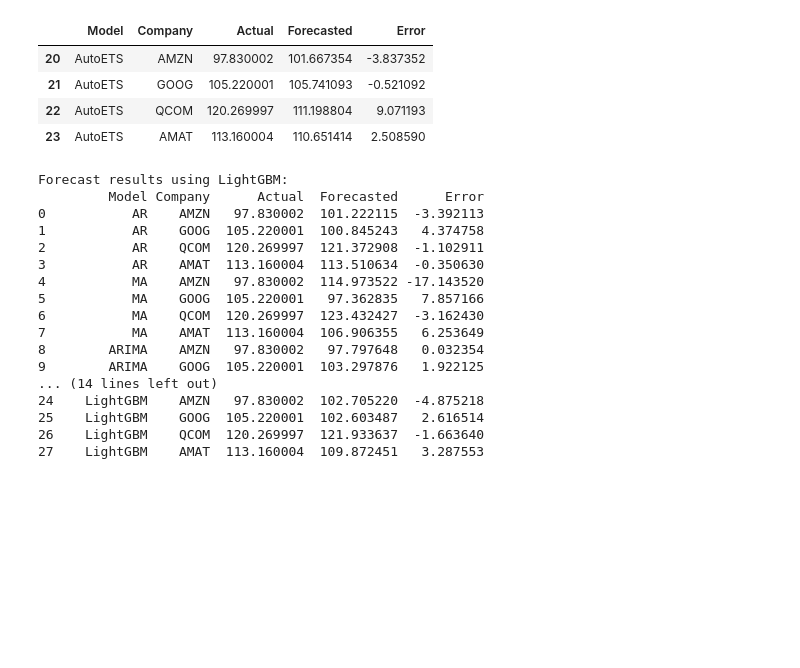
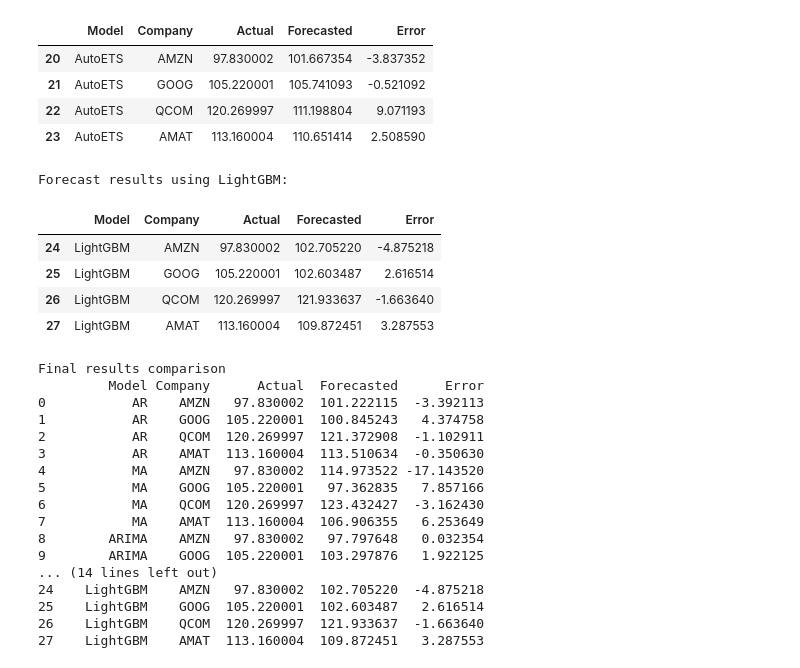
Before and after one commit to venkatasubramani/Stock-market-data-analysis-using-python, a Jupyter notebook: stock-market-data-analysis.ipynb, the cells around one changed output. Drawn from its saved outputs; the diff is of its cells as text; code cells hidden in the pictures; blank space fills up the shorter version.

```diff
--- a/stock-market-data-analysis.ipynb
+++ b/stock-market-data-analysis.ipynb
@@ -1003,47 +999,57 @@ def train_lightgbm_forecast(series, lags, forecast_horizon=1):
     reg_model.fit(series)
 
     # Perform prediction
     forecast = reg_model.predict(n=forecast_horizon)
 
     return reg_model, forecast
 
 # Example usage with a time series data
 models = {}
 forecasts = {}
 
 # Assuming '_12_weekly_averages' is a DataFrame with time series data in each column
 for column in _12_weekly_averages.columns:
     series = TimeSeries.from_series(_12_weekly_averages[column])
     model, forecast = train_lightgbm_forecast(series, lags=12)  # Assuming using past 12 periods as features
     models[column] = model
     forecasts[column] = forecast
 
     # Storing results
     actual = _12_weekly_averages[column][-1]  # last known value
     predicted = forecast.values()[-1][0]  # last predicted value
     df = pd.DataFrame([['LightGBM', column, actual, predicted, actual - predicted]], columns=['Model', 'Company', 'Actual', 'Forecasted', 'Error'])
     df_results = pd.concat([df_results, df])
 
 df_results = df_results.reset_index(drop=True)
 
 # Display results
 print('Forecast results using LightGBM:')
-print(df_results)
+df_results[df_results['Model']=='LightGBM'].head()
 # %% [output]
 Forecast results using LightGBM:
-         Model Company      Actual  Forecasted      Error
-0           AR    AMZN   97.830002  101.222115  -3.392113
-1           AR    GOOG  105.220001  100.845243   4.374758
-2           AR    QCOM  120.269997  121.372908  -1.102911
-3           AR    AMAT  113.160004  113.510634  -0.350630
-4           MA    AMZN   97.830002  114.973522 -17.143520
-5           MA    GOOG  105.220001   97.362835   7.857166
-6           MA    QCOM  120.269997  123.432427  -3.162430
-7           MA    AMAT  113.160004  106.906355   6.253649
-8        ARIMA    AMZN   97.830002   97.797648   0.032354
-9        ARIMA    GOOG  105.220001  103.297876   1.922125
-... (14 lines left out)
-24    LightGBM    AMZN   97.830002  102.705220  -4.875218
-25    LightGBM    GOOG  105.220001  102.603487   2.616514
-26    LightGBM    QCOM  120.269997  121.933637  -1.663640
-27    LightGBM    AMAT  113.160004  109.872451   3.287553
+|  | Model | Company | Actual | Forecasted | Error |
+| 24 | LightGBM | AMZN | 97.830002 | 102.705220 | -4.875218 |
+| 25 | LightGBM | GOOG | 105.220001 | 102.603487 | 2.616514 |
+| 26 | LightGBM | QCOM | 120.269997 | 121.933637 | -1.663640 |
+| 27 | LightGBM | AMAT | 113.160004 | 109.872451 | 3.287553 |
+# %%
+print('Final results comparison')
+print(df_results)
+# %% [output]
+Final results comparison
+         Model Company      Actual  Forecasted      Error
+0           AR    AMZN   97.830002  101.222115  -3.392113
+1           AR    GOOG  105.220001  100.845243   4.374758
+2           AR    QCOM  120.269997  121.372908  -1.102911
+3           AR    AMAT  113.160004  113.510634  -0.350630
+4           MA    AMZN   97.830002  114.973522 -17.143520
+5           MA    GOOG  105.220001   97.362835   7.857166
+6           MA    QCOM  120.269997  123.432427  -3.162430
+7           MA    AMAT  113.160004  106.906355   6.253649
+8        ARIMA    AMZN   97.830002   97.797648   0.032354
+9        ARIMA    GOOG  105.220001  103.297876   1.922125
+... (14 lines left out)
+24    LightGBM    AMZN   97.830002  102.705220  -4.875218
+25    LightGBM    GOOG  105.220001  102.603487   2.616514
+26    LightGBM    QCOM  120.269997  121.933637  -1.663640
+27    LightGBM    AMAT  113.160004  109.872451   3.287553
```
Also changed, not shown: parts of 4 cells of this notebook.
